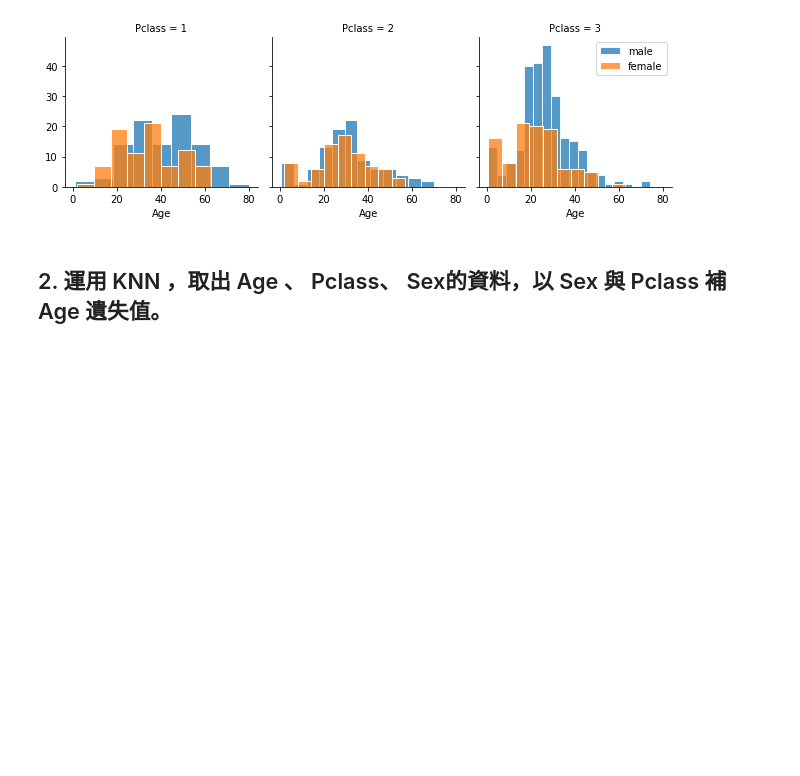
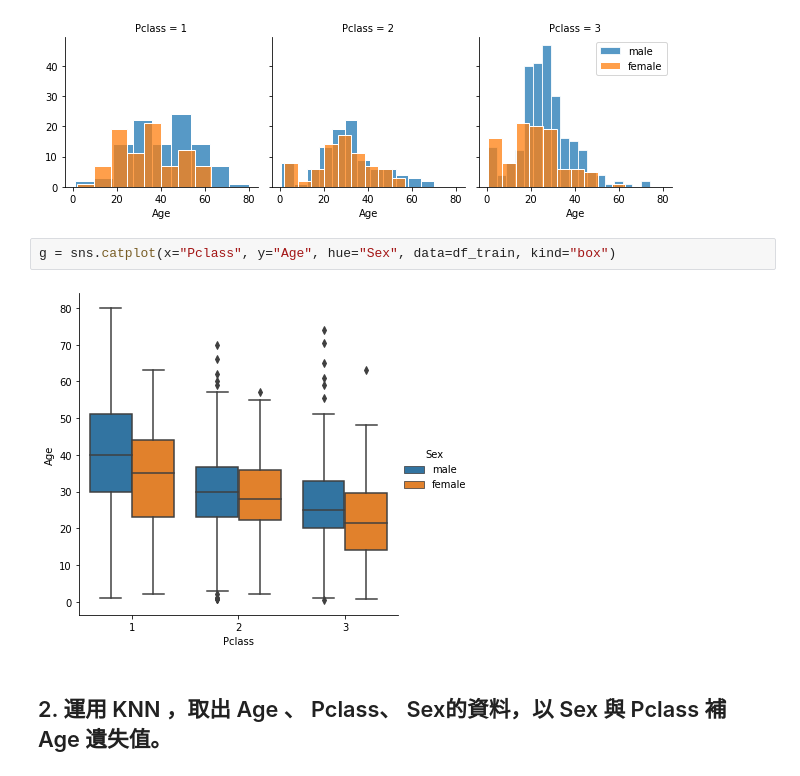
Before and after one commit to JJJJJJJessie/ML100Days, a Jupyter notebook: Homework/Day_038_HW.ipynb, the cells around one changed output. Drawn from its saved outputs; the diff is of its cells as text; blank space fills up the shorter version.

```diff
--- a/Homework/Day_038_HW.ipynb
+++ b/Homework/Day_038_HW.ipynb
@@ -46,6 +46,10 @@ plt.legend()
 # %% [output]
 <matplotlib.legend.Legend at 0x...>
 [figure]
+# %%
+g = sns.catplot(x="Pclass", y="Age", hue="Sex", data=df_train, kind="box")
+# %% [output]
+[figure, added]
 # %% [markdown]
 ## 2. 運用 KNN ，取出 Age 、 Pclass、 Sex的資料，以 Sex 與 Pclass 補 Age 遺失值。
 # %%
```
